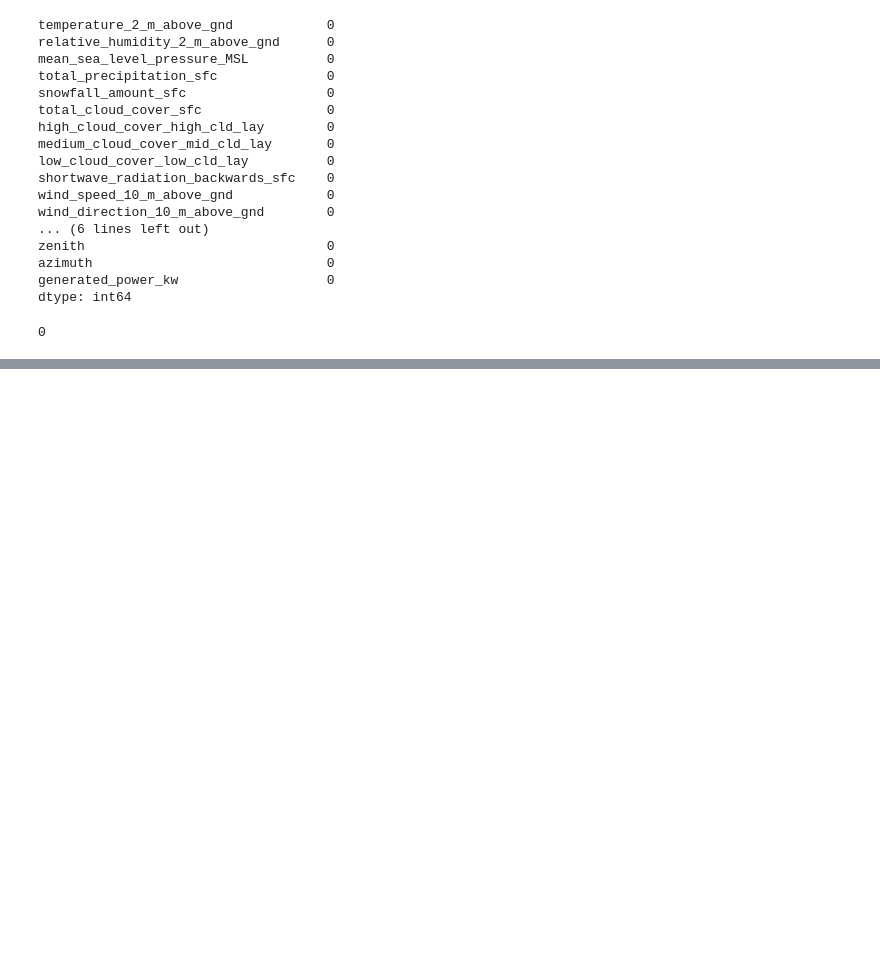
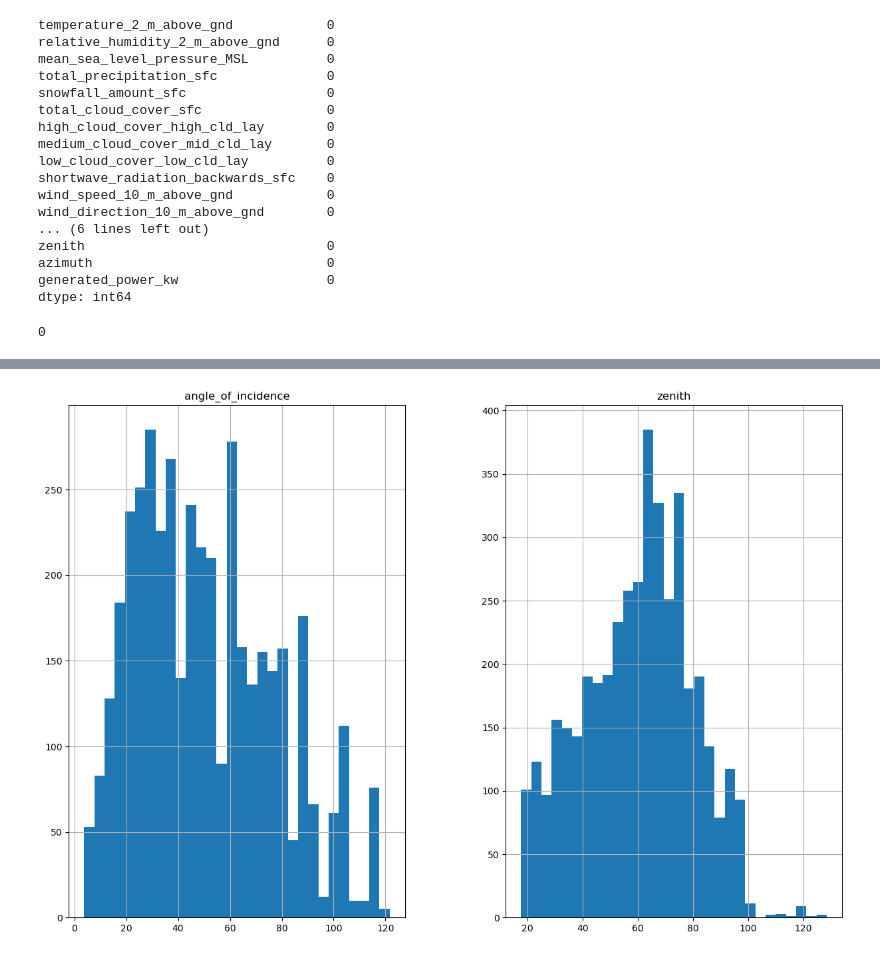
Before and after one commit to Priyanshu00700/Enter-Week-1, a Jupyter notebook: ai_green/solar_power.ipynb, the cells around one changed output, grey strips where cells are left out. Saved outputs shown, nothing was run; the diff lists cells and outputs as text; code cells hidden in the pictures; blank space fills up the shorter version.

```diff
--- a/ai_green/solar_power.ipynb
+++ b/ai_green/solar_power.ipynb
@@ -95,0 +108,5 @@ plt.show()
+# %%
+df[df.columns[17:19]].hist(bins=30, figsize=(15,10))
+plt.show()
+# %% [output]
+[figure, added]
```
Also changed, not shown: parts of 8 cells of this notebook.
